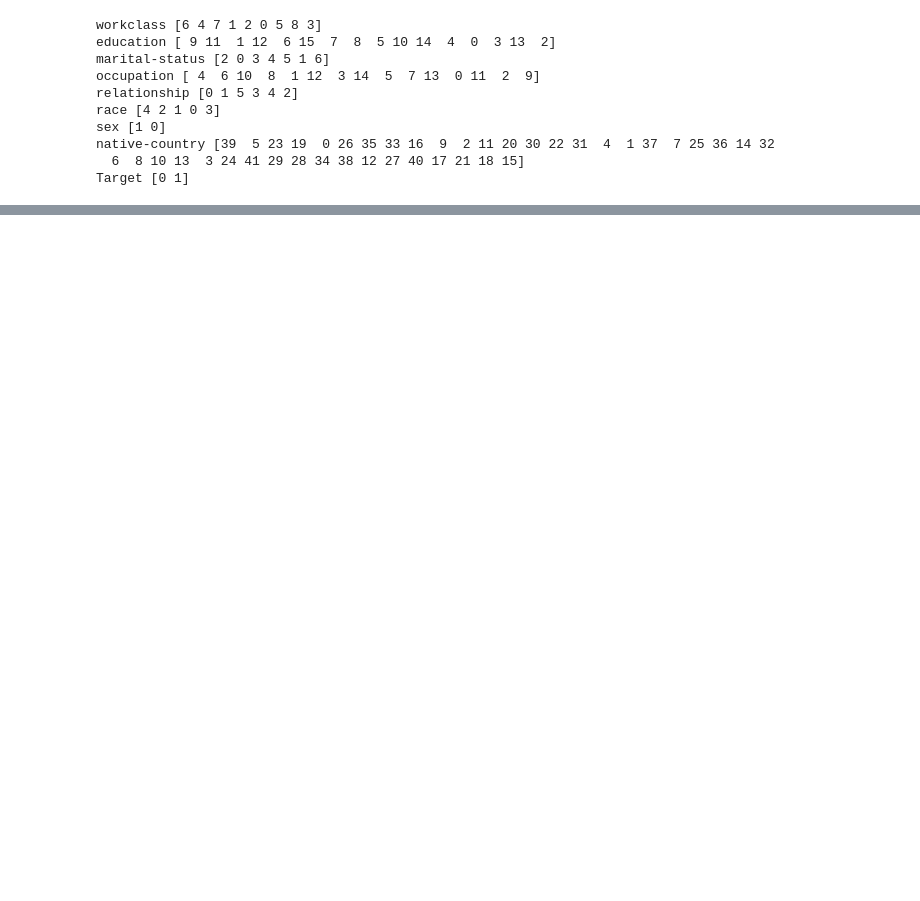
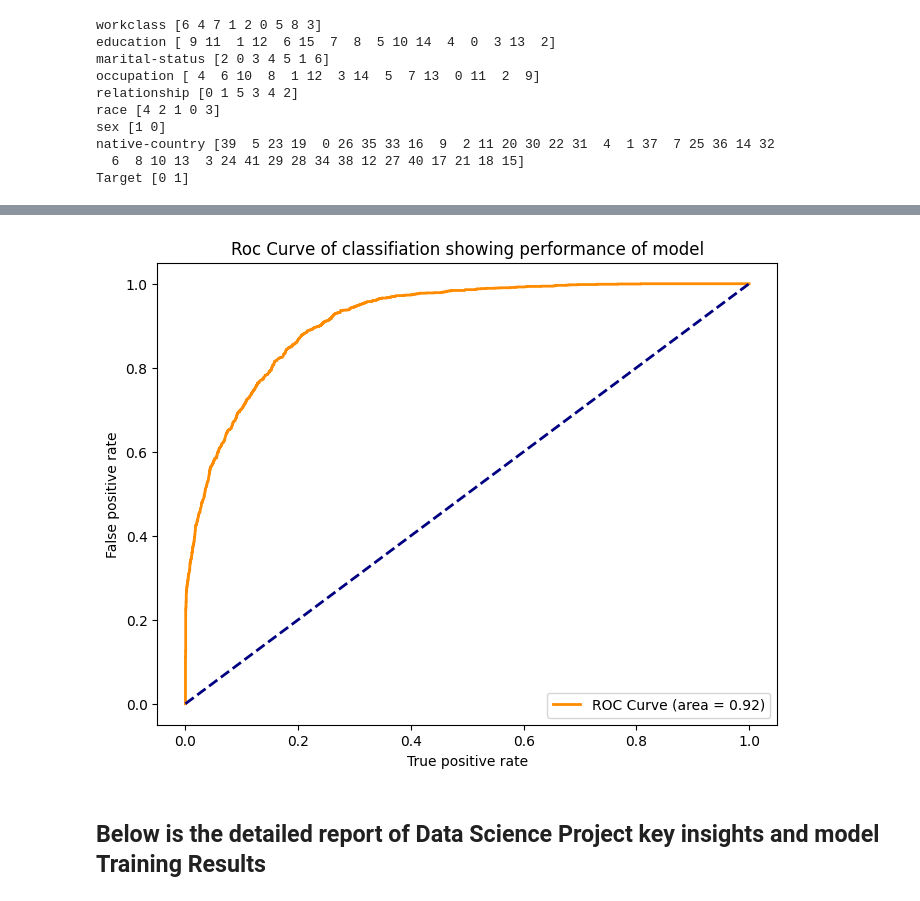
Before and after one commit to Abdul675/Project, a Jupyter notebook: income_prediction.ipynb, the cells around one changed output, grey strips where cells are left out. Cells and saved outputs as stored; diff of their text form; code cells hidden in the pictures; blank space fills up the shorter version.

```diff
--- a/income_prediction.ipynb
+++ b/income_prediction.ipynb
@@ -328,0 +580,2 @@ sns.heatmap(df.corr(),fmt='.1g',annot=True)
+# %%
+xgb_clf.fit(X_train_reduced,y_train)
@@ -328,0 +610,16 @@ sns.heatmap(df.corr(),fmt='.1g',annot=True)
+# %%
+from sklearn.model_selection import GridSearchCV
+
+param_grid = {
+    'learning_rate': [0.01, 0.1, 0.2],
+    'max_depth': [3, 6, 10],
+    'n_estimators': [100, 200, 300],
+    'subsample': [0.8, 1],
+    'colsample_bytree': [0.8, 1],
+    'gamma': [0, 1, 5]
+}
+
+grid_search = GridSearchCV(estimator=xgb_clf, param_grid=param_grid,
+                           scoring='f1', cv=5, n_jobs=-1, verbose=2)
+# %%
+grid_search.fit(X_train_reduced, y_train)
@@ -328,0 +645,4 @@ sns.heatmap(df.corr(),fmt='.1g',annot=True)
+# %%
+best_params = grid_search.best_params_
+xgb_best = XGBClassifier(**best_params)
+xgb_best.fit(X_train_reduced, y_train)
@@ -328,0 +679,16 @@ sns.heatmap(df.corr(),fmt='.1g',annot=True)
+# %%
+y_pred_prob = xgb_best.predict_proba(X_test_reduced)[:,1]
+fpr, tpr , thresholds = roc_curve(y_test, y_pred_prob)
+roc_auc = auc(fpr, tpr)
+plt.figure(figsize=(8,6))
+plt.plot(fpr, tpr, color='darkorange', lw=2, label=f'ROC Curve (area = {roc_auc:.2f})')
+plt.plot([0, 1],[0, 1] , color = 'navy', lw =2, linestyle = '--')
+plt.title('Roc Curve of classifiation showing performance of model')
+plt.xlabel('True positive rate')
+plt.ylabel('False positive rate')
+plt.legend(loc='lower right')
+plt.show()
+# %% [output]
+[figure, added]
+# %% [markdown]
+## Below is the detailed report of Data  Science Project key insights and model Training Results
```
Also changed, not shown: parts of 56 cells of this notebook.
